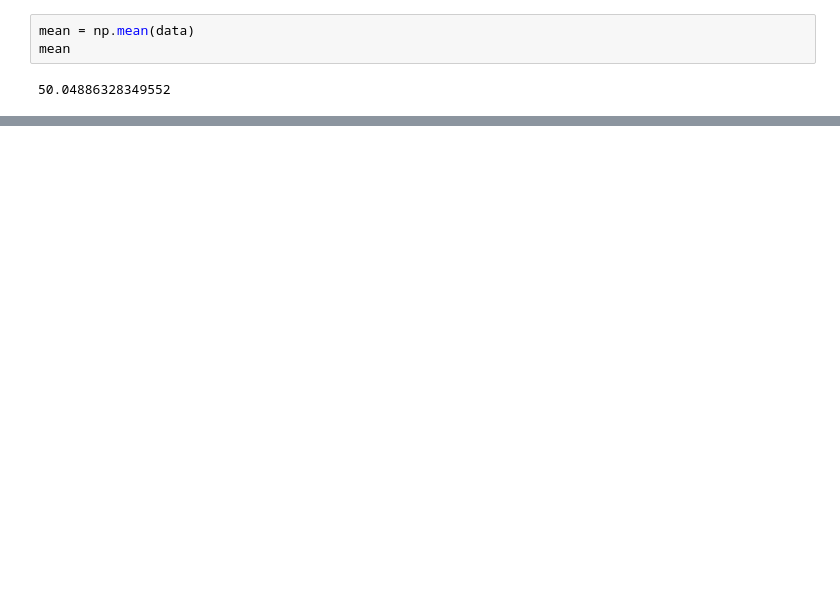
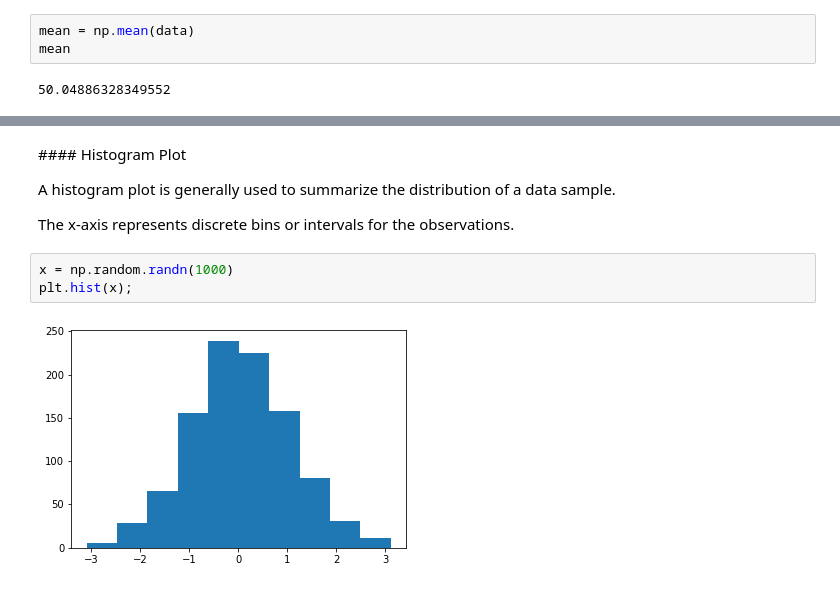
Before and after one commit to BR0B0T/Something, a Jupyter notebook: Stats_MLM.ipynb, the cells around one changed output, grey strips where cells are left out. Drawn from its saved outputs; the diff is of its cells as text; blank space fills up the shorter version.

```diff
--- a/Stats_MLM.ipynb
+++ b/Stats_MLM.ipynb
@@ -63,0 +148,11 @@ mean
+# %% [markdown]
+#### Histogram Plot
+
+A histogram plot is generally used to summarize the distribution of a data sample.
+
+The x-axis represents discrete bins or intervals for the observations.
+# %%
+x = np.random.randn(1000)
+plt.hist(x);
+# %% [output]
+[figure, added]
```
Also changed, not shown: parts of 18 cells of this notebook.
